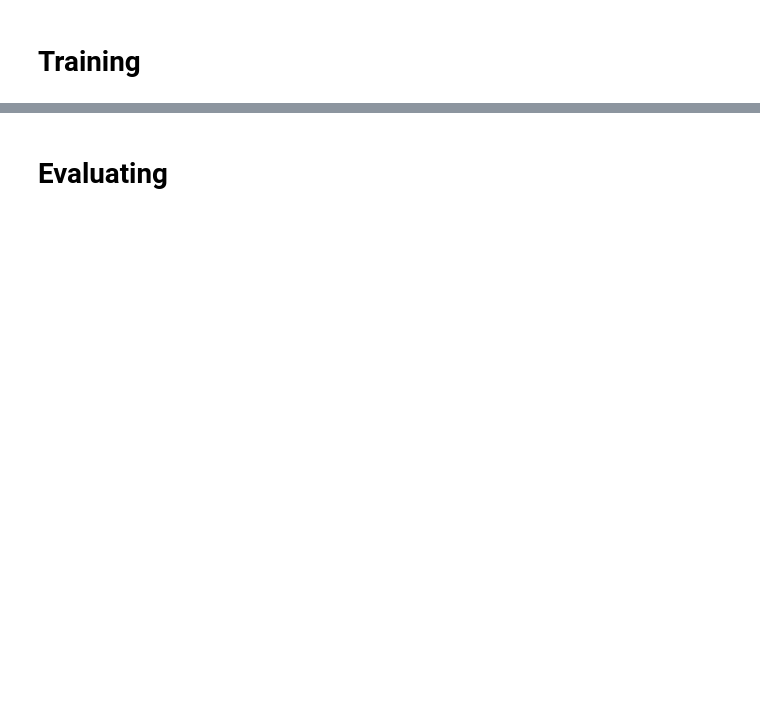
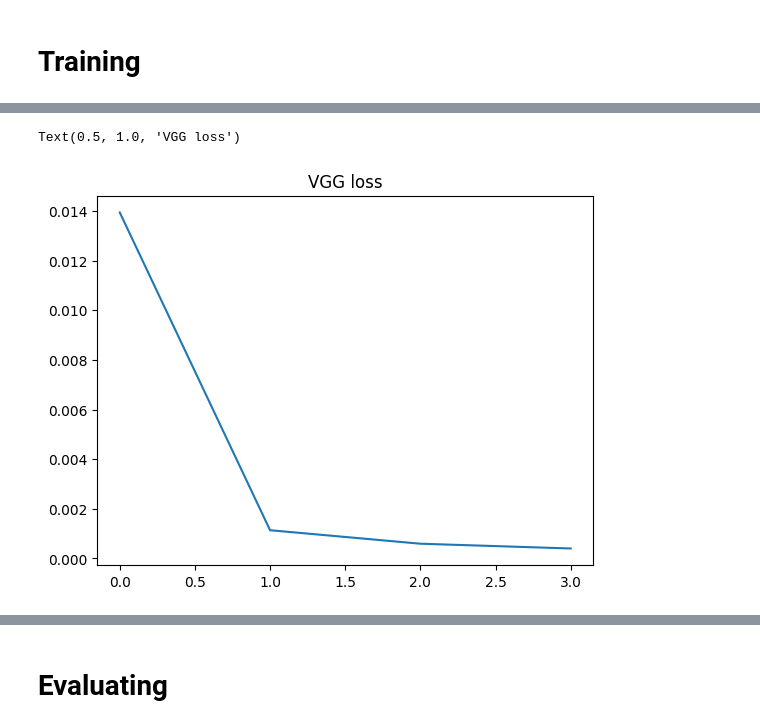
Before and after one commit to matheusrbg/Reconhecimento-do-Alfabeto-em-Libras, a Jupyter notebook: vgg19bn.ipynb, the cells around one changed output, grey strips where cells are left out. Saved outputs shown, nothing was run; the diff lists cells and outputs as text; code cells hidden in the pictures; blank space fills up the shorter version.

```diff
--- a/vgg19bn.ipynb
+++ b/vgg19bn.ipynb
@@ -40,7 +40,7 @@ transform = transforms.Compose([
         transforms.Normalize((0.485, 0.456, 0.406), (0.229, 0.224, 0.225))
 ])
 # %%
-data_dir = "/content/drive/MyDrive/LIBRAS/"
+data_dir = "drive/MyDrive/LIBRAS"
 
 image_datasets = {
     x: datasets.ImageFolder(
@@ -51,14 +51,14 @@ image_datasets = {
 }
 dataloaders = {
     x: torch.utils.data.DataLoader(
-        image_datasets[x], batch_size=8,
+        image_datasets[x], batch_size=32,
         shuffle=True, num_workers=2
     )
     for x in ['train', 'test']
 }
 pathloaders = {
     x: torch.utils.data.DataLoader(
-        image_datasets[x].imgs, batch_size=8,
+        image_datasets[x].imgs, batch_size=32,
         shuffle=True, num_workers=2
     )
     for x in ['train', 'test']
@@ -82,8 +82,8 @@ Classes:
 # %% [markdown]
 # Creating Model
 # %%
-num_classes = len(os.listdir(data_dir + 'train'))
-num_epochs = 10
+num_classes = len(os.listdir(data_dir + '/train'))
+num_epochs = 5
 batch_size = 64
 learning_rate = 0.0005
 
@@ -173,6 +180,10 @@ RuntimeError: ignored
 # Training
 # %%
 def train_model(vgg, criterion, optimizer, scheduler, num_epochs=5):
+    if use_gpu:
+        with torch.no_grad():
+            vgg = vgg.to(device)
+
     since = time.time()
     best_model_wts = copy.deepcopy(vgg.state_dict())
     best_acc = 0.0
@@ -187,7 +198,7 @@ def train_model(vgg, criterion, optimizer, scheduler, num_epochs=5):
     loss_values = []
     acc_values = []
     for epoch in range(num_epochs):
-        print("Epoch {}/{}".format(epoch, num_epochs))
+        print("Epoch {}/{}".format(epoch, num_epochs-1))
         print('-' * 10)
 
         loss_train = 0
@@ -199,8 +210,6 @@ def train_model(vgg, criterion, optimizer, scheduler, num_epochs=5):
         for i, data in enumerate(dataloaders['train']):
 
             print("\rTraining batch {}/{}".format(i+1, train_batches), end='', flush=True)
-
-
 
             inputs, labels= data
 
@@ -236,8 +245,6 @@ def train_model(vgg, criterion, optimizer, scheduler, num_epochs=5):
         vgg.train(False)
         vgg.eval()
 
-
-
         print()
         print("Epoch {} result: ".format(epoch))
         print("Avg loss (train): {:.4f}".format(avg_loss))
@@ -258,6 +265,6 @@ def train_model(vgg, criterion, optimizer, scheduler, num_epochs=5):
     vgg.load_state_dict(best_model_wts)
     return vgg,acc_values,loss_values
 # %%
-model,acc,loss = train_model(model, criterion, optimizer, exp_lr_scheduler, num_epochs=10)
+model,acc,loss = train_model(model, criterion, optimizer, exp_lr_scheduler, num_epochs=num_epochs)
 torch.save(model.state_dict(),'VGG19_libras.pt')
 # %% [output]
@@ -268,3 +288,6 @@ KeyboardInterrupt: ignored
 # %%
-plt.plot([it.item() for it in loss[:-1]])
+plt.plot([it for it in loss[:-1]])
 plt.title("VGG loss")
+# %% [output]
+Text(0.5, 1.0, 'VGG loss')
+[figure, added]
```
Also changed, not shown: parts of 14 cells of this notebook, 2 other files.
